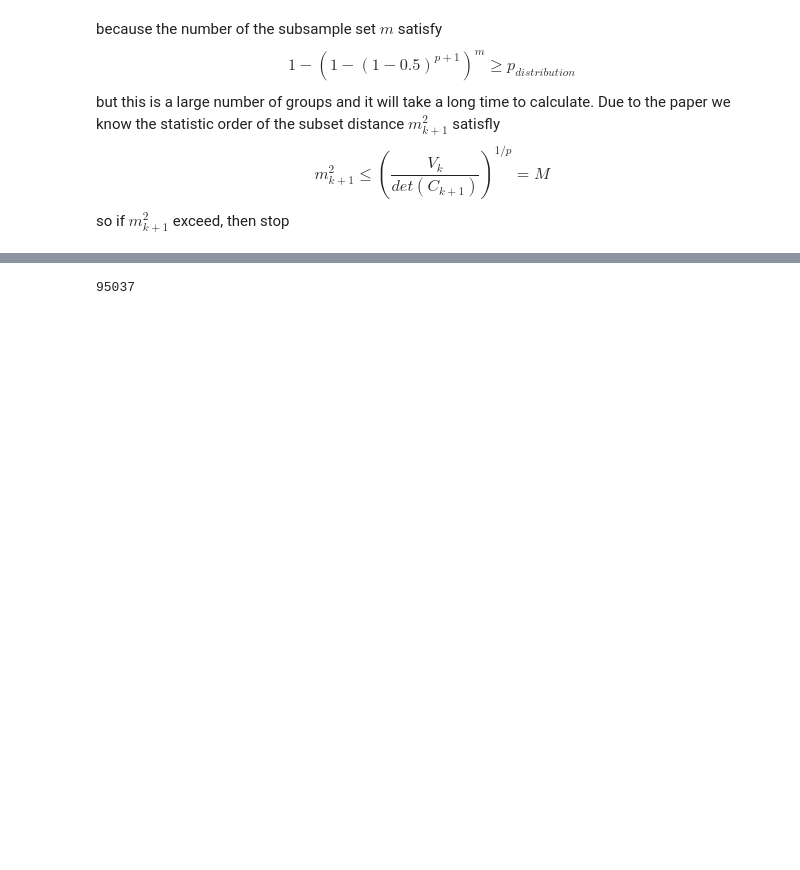
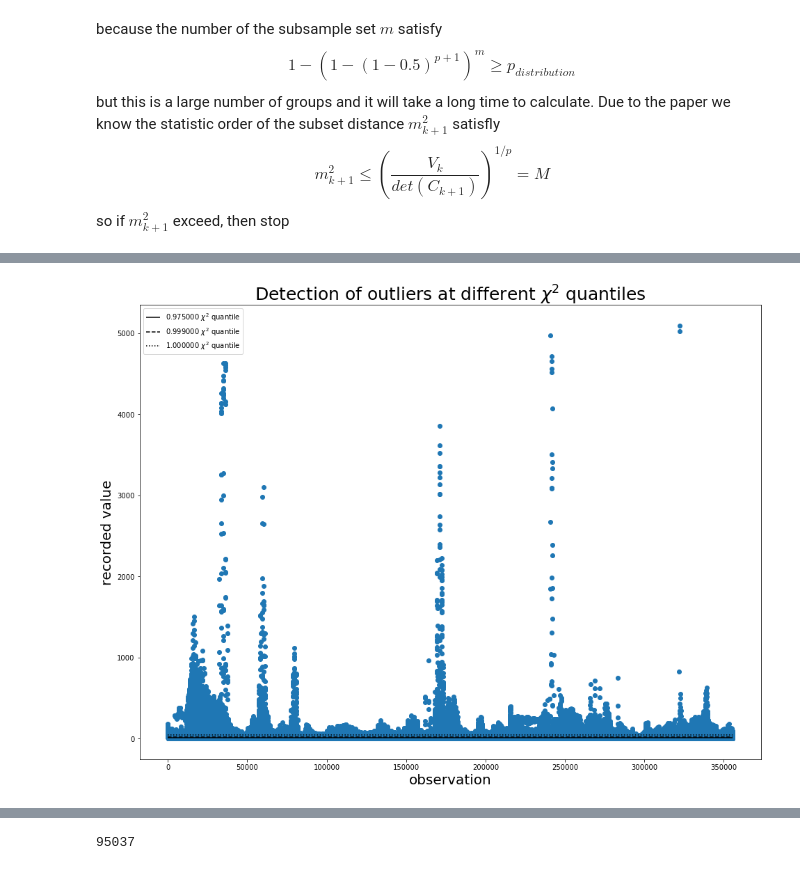
Before and after one commit to yushinliu/kaggle_competition-other_projects, a Jupyter notebook: lab/patRecDat/forStudents/Task1.ipynb, the cells around one changed output, grey strips where cells are left out. Saved outputs shown, nothing was run; the diff lists cells and outputs as text; code cells hidden in the pictures; blank space fills up the shorter version.

```diff
--- a/lab/patRecDat/forStudents/Task1.ipynb
+++ b/lab/patRecDat/forStudents/Task1.ipynb
@@ -556,0 +637,7 @@ drop count:95000 time: 114.8minute
+# %%
+robust_dis=pd.read_csv("C:\\Users\\hasee\\workspace\\lab\\patRecDat\\forStudents\\medData\\mahalanobis_distance.csv")
+robust_dis=np.array(maha_dis)
+# %%
+plot_outliers(robust_dis,0.975,0.999,0.9999999) #with n_subsamples=3000
+# %% [output]
+[figure, added]
```
Also changed, not shown: parts of 19 cells of this notebook, 1 other file.
